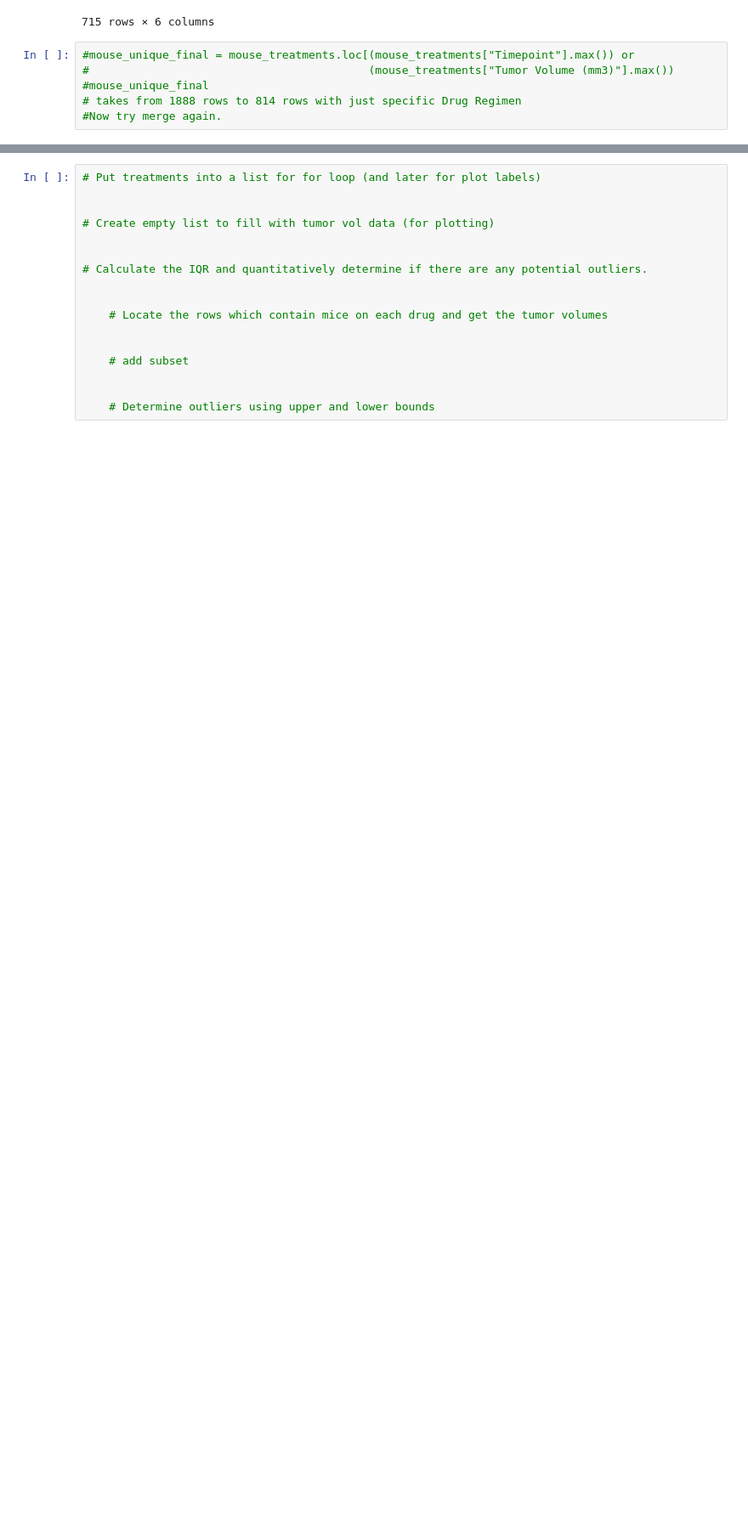
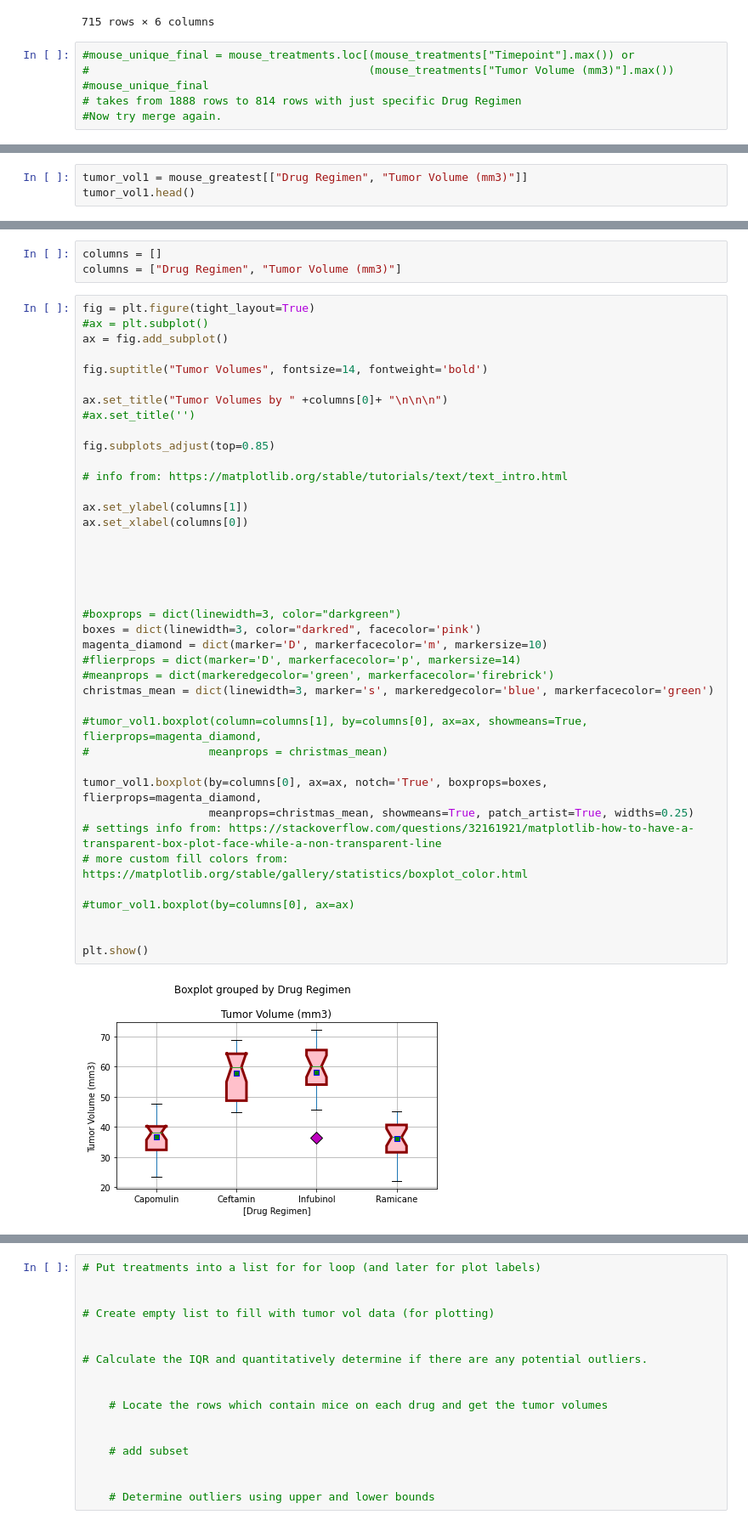
Before and after one commit to bsdutton/Matplotlib-challenge, a Jupyter notebook: Pymaceuticals/pymaceuticals-working.ipynb, the cells around one changed output, grey strips where cells are left out. Shown at 85% size. Cells and saved outputs as stored; diff of their text form; blank space fills up the shorter version.

```diff
--- a/Pymaceuticals/pymaceuticals-working.ipynb
+++ b/Pymaceuticals/pymaceuticals-working.ipynb
@@ -2392,0 +2685,3 @@ mouse_timepoint
+# %%
+tumor_vol1 = mouse_greatest[["Drug Regimen", "Tumor Volume (mm3)"]]
+tumor_vol1.head()
@@ -2392,0 +2695,45 @@ mouse_timepoint
+# %%
+columns = []
+columns = ["Drug Regimen", "Tumor Volume (mm3)"]
+# %%
+fig = plt.figure(tight_layout=True)
+#ax = plt.subplot()
+ax = fig.add_subplot()
+
+fig.suptitle("Tumor Volumes", fontsize=14, fontweight='bold')
+
+ax.set_title("Tumor Volumes by " +columns[0]+ "\n\n\n")
+#ax.set_title('')
+
+fig.subplots_adjust(top=0.85)
+
+# info from: https://matplotlib.org/stable/tutorials/text/text_intro.html
+
+ax.set_ylabel(columns[1])
+ax.set_xlabel(columns[0])
+
+
+
+
+
+#boxprops = dict(linewidth=3, color="darkgreen")
+boxes = dict(linewidth=3, color="darkred", facecolor='pink')
+magenta_diamond = dict(marker='D', markerfacecolor='m', markersize=10)
+#flierprops = dict(marker='D', markerfacecolor='p', markersize=14)
+#meanprops = dict(markeredgecolor='green', markerfacecolor='firebrick')
+christmas_mean = dict(linewidth=3, marker='s', markeredgecolor='blue', markerfacecolor='green')
+
+#tumor_vol1.boxplot(column=columns[1], by=columns[0], ax=ax, showmeans=True, flierprops=magenta_diamond,
+#                  meanprops = christmas_mean)
+
+tumor_vol1.boxplot(by=columns[0], ax=ax, notch='True', boxprops=boxes, flierprops=magenta_diamond,
+                   meanprops=christmas_mean, showmeans=True, patch_artist=True, widths=0.25)
+# settings info from: https://stackoverflow.com/questions/32161921/matplotlib-how-to-have-a-transparent-box-plot-face-while-a-non-transparent-line
+# more custom fill colors from: https://matplotlib.org/stable/gallery/statistics/boxplot_color.html
+
+#tumor_vol1.boxplot(by=columns[0], ax=ax)
+
+
+plt.show()
+# %% [output]
+[figure, added]
```
Also changed, not shown: parts of 105 cells of this notebook, 10 other files.
